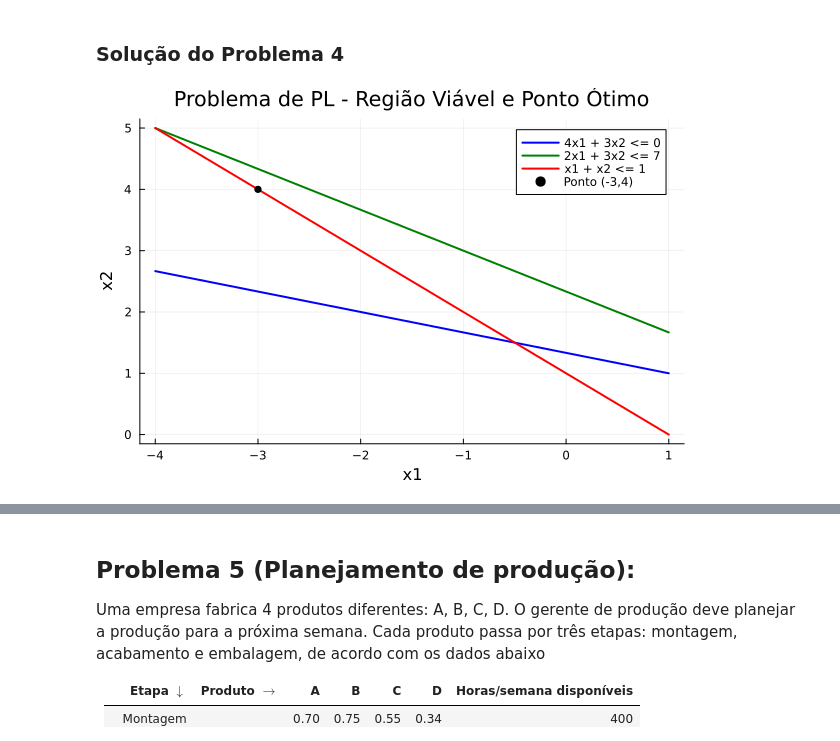
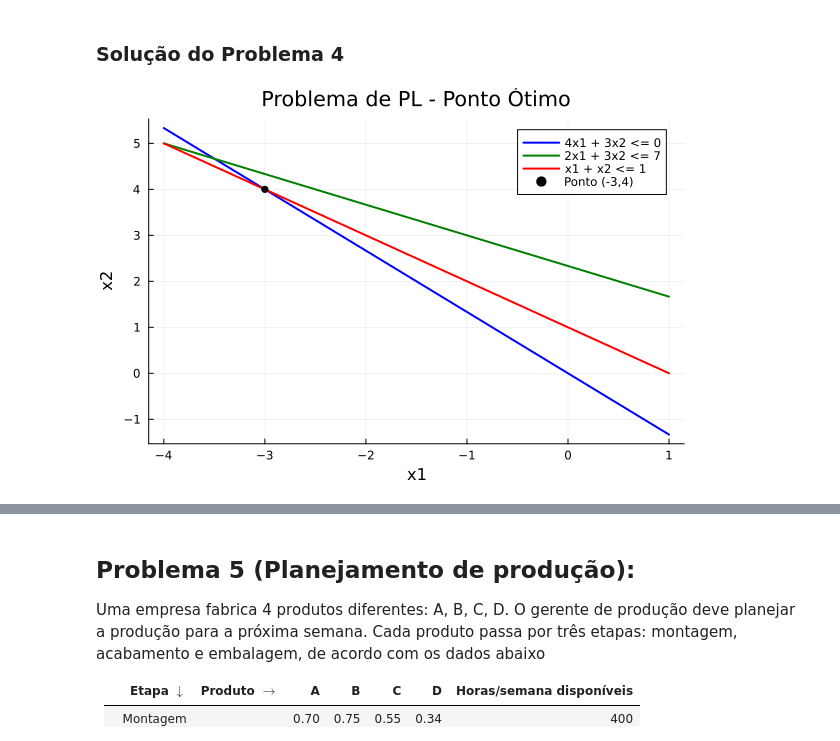
Before and after one commit to wagaojr/intro_otimizacao, a Jupyter notebook: lista1/lista1.ipynb, the cells around one changed output, grey strips where cells are left out. Cells and saved outputs as stored; diff of their text form; code cells hidden in the pictures.

```diff
--- a/lista1/lista1.ipynb
+++ b/lista1/lista1.ipynb
@@ -346,28 +347,23 @@ Verifique sua solução com código em JuMP.
 # %% [markdown]
 ### Solução do Problema 4
 # %%
-# Intervalo para x1
 x1 = -4:0.1:1
 
-# Definindo as equações das restrições (isolando x2)
-x2_1 = (4 .- x1) ./ 3          # 4x1 + 3x2 <= 0
+x2_1 = (- 4 .* x1) ./ 3        # 4x1 + 3x2 <= 0
 x2_2 = (7 .- 2 .* x1) ./ 3     # 2x1 + 3x2 <= 7
 x2_3 = 1 .- x1                 # x1 + x2 <= 1
 
-# Plotando as restrições
 plot(x1, x2_1, label="4x1 + 3x2 <= 0", color=:blue, linewidth=2)
 plot!(x1, x2_2, label="2x1 + 3x2 <= 7", color=:green, linewidth=2)
 plot!(x1, x2_3, label="x1 + x2 <= 1", color=:red, linewidth=2)
 
-# Marcando o ponto (-3, 4) no gráfico
 scatter!([-3], [4], label="Ponto (-3,4)", color=:black, marker=:circle)
 
-# Configurações do gráfico
 xlabel!("x1")
 ylabel!("x2")
-title!("Problema de PL - Região Viável e Ponto Ótimo")
+title!("Problema de PL - Ponto Ótimo")
 
 plot!()
 # %% [output]
-[figure, old version]
+[figure, new version]
 # %%
```
Also changed, not shown: parts of 5 cells of this notebook.
